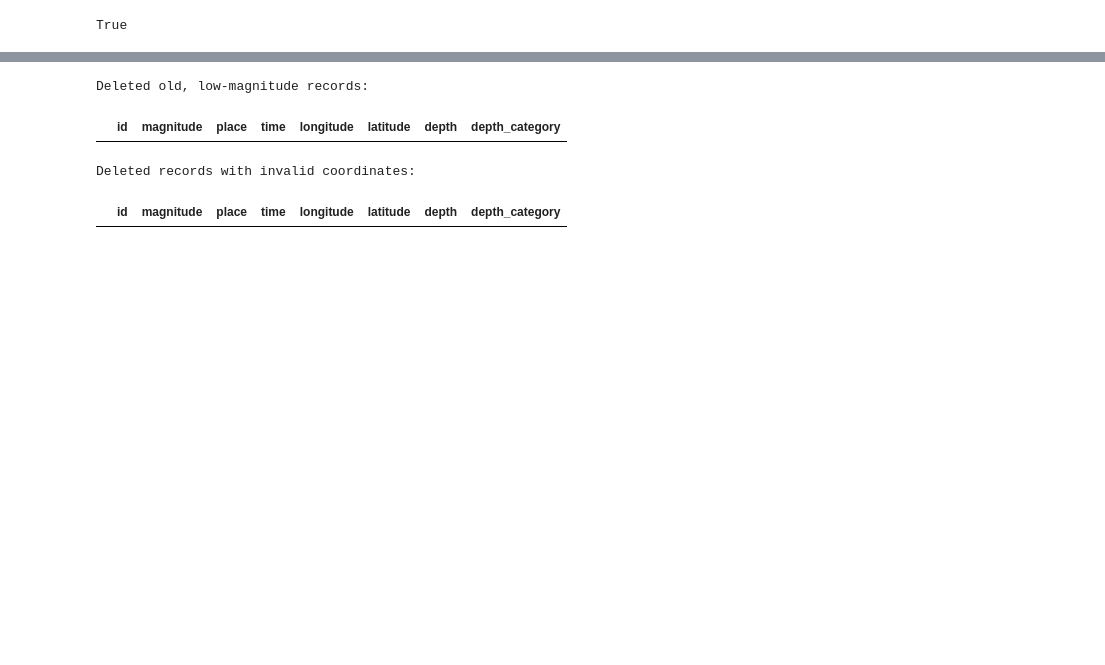
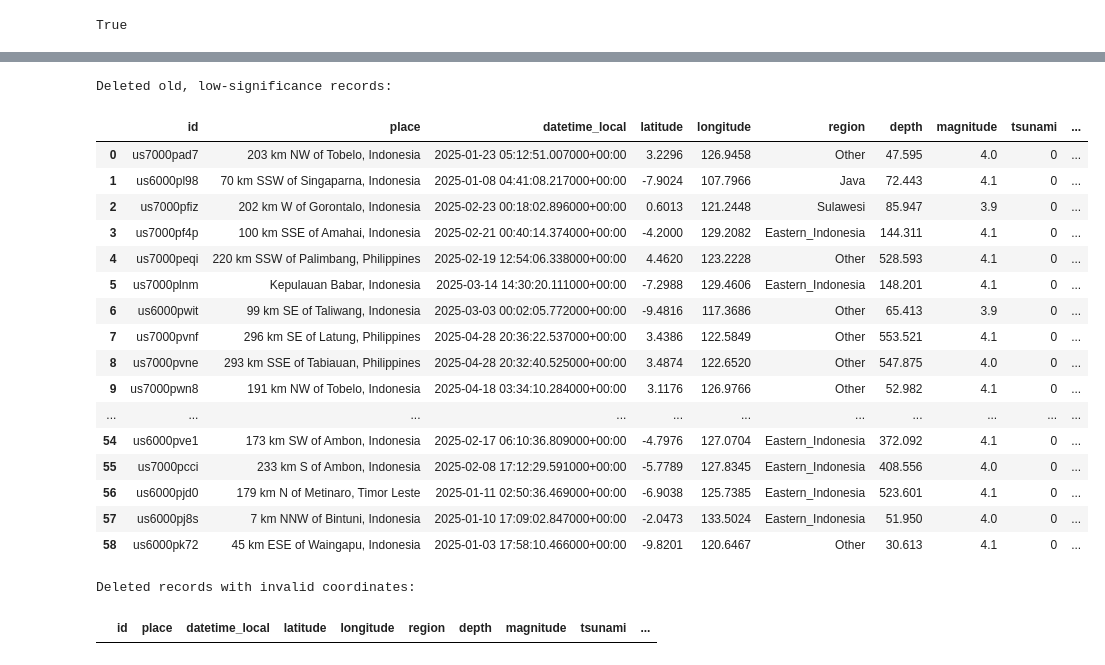
Before and after one commit to QwAct225/magnitudr, a Jupyter notebook: notebook/crud_operations.ipynb, the cells around one changed output, grey strips where cells are left out. Saved outputs shown, nothing was run; the diff lists cells and outputs as text; code cells hidden in the pictures; blank space fills up the shorter version.

Commit message:
feat: update CRUD operations for enhanced earthquake data

```diff
--- a/notebook/crud_operations.ipynb
+++ b/notebook/crud_operations.ipynb
@@ -290,35 +366,56 @@ Deleted duplicate records:
 # %%
 # Example 2: Delete by Criteria (Delete Operations)
 delete_query_2 = """
-DELETE FROM earthquakes_batch
-WHERE magnitude < 3.0
-  AND time < NOW() - INTERVAL '30 days'
+DELETE FROM earthquakes_enhanced
+WHERE magnitude < 4.2
+  AND hazard_score < 9
+  AND datetime_local < NOW() - INTERVAL '7 days'
 RETURNING *;
 """
 
 deleted_old_records = execute_query(delete_query_2)
-print("Deleted old, low-magnitude records:")
+print("\nDeleted old, low-significance records:")
 display(deleted_old_records)
 # %% [output]
-Deleted old, low-magnitude records:
+Deleted old, low-significance records:
-|  | id | magnitude | place | time | longitude | latitude | depth | depth_category |
+|  | id | place | datetime_local | latitude | longitude | region | depth | magnitude | tsunami | ... |
+| 0 | us7000pad7 | 203 km NW of Tobelo, Indonesia | 2025-01-23 05:12:51.007000+00:00 | 3.2296 | 126.9458 | Other | 47.595 | 4.0 | 0 | ... |
+| 1 | us6000pl98 | 70 km SSW of Singaparna, Indonesia | 2025-01-08 04:41:08.217000+00:00 | -7.9024 | 107.7966 | Java | 72.443 | 4.1 | 0 | ... |
+| 2 | us7000pfiz | 202 km W of Gorontalo, Indonesia | 2025-02-23 00:18:02.896000+00:00 | 0.6013 | 121.2448 | Sulawesi | 85.947 | 3.9 | 0 | ... |
+| 3 | us7000pf4p | 100 km SSE of Amahai, Indonesia | 2025-02-21 00:40:14.374000+00:00 | -4.2000 | 129.2082 | Eastern_Indonesia | 144.311 | 4.1 | 0 | ... |
+| 4 | us7000peqi | 220 km SSW of Palimbang, Philippines | 2025-02-19 12:54:06.338000+00:00 | 4.4620 | 123.2228 | Other | 528.593 | 4.1 | 0 | ... |
+| 5 | us7000plnm | Kepulauan Babar, Indonesia | 2025-03-14 14:30:20.111000+00:00 | -7.2988 | 129.4606 | Eastern_Indonesia | 148.201 | 4.1 | 0 | ... |
+| 6 | us6000pwit | 99 km SE of Taliwang, Indonesia | 2025-03-03 00:02:05.772000+00:00 | -9.4816 | 117.3686 | Other | 65.413 | 3.9 | 0 | ... |
+| 7 | us7000pvnf | 296 km SE of Latung, Philippines | 2025-04-28 20:36:22.537000+00:00 | 3.4386 | 122.5849 | Other | 553.521 | 4.1 | 0 | ... |
+| 8 | us7000pvne | 293 km SSE of Tabiauan, Philippines | 2025-04-28 20:32:40.525000+00:00 | 3.4874 | 122.6520 | Other | 547.875 | 4.0 | 0 | ... |
+| 9 | us7000pwn8 | 191 km NW of Tobelo, Indonesia | 2025-04-18 03:34:10.284000+00:00 | 3.1176 | 126.9766 | Other | 52.982 | 4.1 | 0 | ... |
+| ... | ... | ... | ... | ... | ... | ... | ... | ... | ... | ... |
+| 54 | us6000pve1 | 173 km SW of Ambon, Indonesia | 2025-02-17 06:10:36.809000+00:00 | -4.7976 | 127.0704 | Eastern_Indonesia | 372.092 | 4.1 | 0 | ... |
+| 55 | us7000pcci | 233 km S of Ambon, Indonesia | 2025-02-08 17:12:29.591000+00:00 | -5.7789 | 127.8345 | Eastern_Indonesia | 408.556 | 4.0 | 0 | ... |
+| 56 | us6000pjd0 | 179 km N of Metinaro, Timor Leste | 2025-01-11 02:50:36.469000+00:00 | -6.9038 | 125.7385 | Eastern_Indonesia | 523.601 | 4.1 | 0 | ... |
+| 57 | us6000pj8s | 7 km NNW of Bintuni, Indonesia | 2025-01-10 17:09:02.847000+00:00 | -2.0473 | 133.5024 | Eastern_Indonesia | 51.950 | 4.0 | 0 | ... |
+| 58 | us6000pk72 | 45 km ESE of Waingapu, Indonesia | 2025-01-03 17:58:10.466000+00:00 | -9.8201 | 120.6467 | Other | 30.613 | 4.1 | 0 | ... |
 # %%
 # Example 3: Delete Invalid Coordinates (Delete Operations)
 delete_query_3 = """
 WITH invalid_records AS (
-    DELETE FROM earthquakes_batch
+    DELETE FROM earthquakes_enhanced
     WHERE (latitude < -90 OR latitude > 90)
     OR (longitude < -180 OR longitude > 180)
-    OR magnitude < 0
-    OR depth < 0
+    OR magnitude < 0 OR magnitude > 10
+    OR depth < 0 OR depth > 800
+    OR hazard_score < 0 OR hazard_score > 50
+    OR intensity_score < 0 OR intensity_score > 30
+    OR region IS NULL OR region = ''
+    OR place IS NULL OR place = ''
     RETURNING *
 )
 SELECT * FROM invalid_records;
 """
 
 deleted_invalid = execute_query(delete_query_3)
-print("Deleted records with invalid coordinates:")
+print("\nDeleted records with invalid coordinates:")
 display(deleted_invalid)
 # %% [output]
 Deleted records with invalid coordinates:
-|  | id | magnitude | place | time | longitude | latitude | depth | depth_category |
+|  | id | place | datetime_local | latitude | longitude | region | depth | magnitude | tsunami | ... |
```
Also changed, not shown: parts of 11 cells of this notebook.
